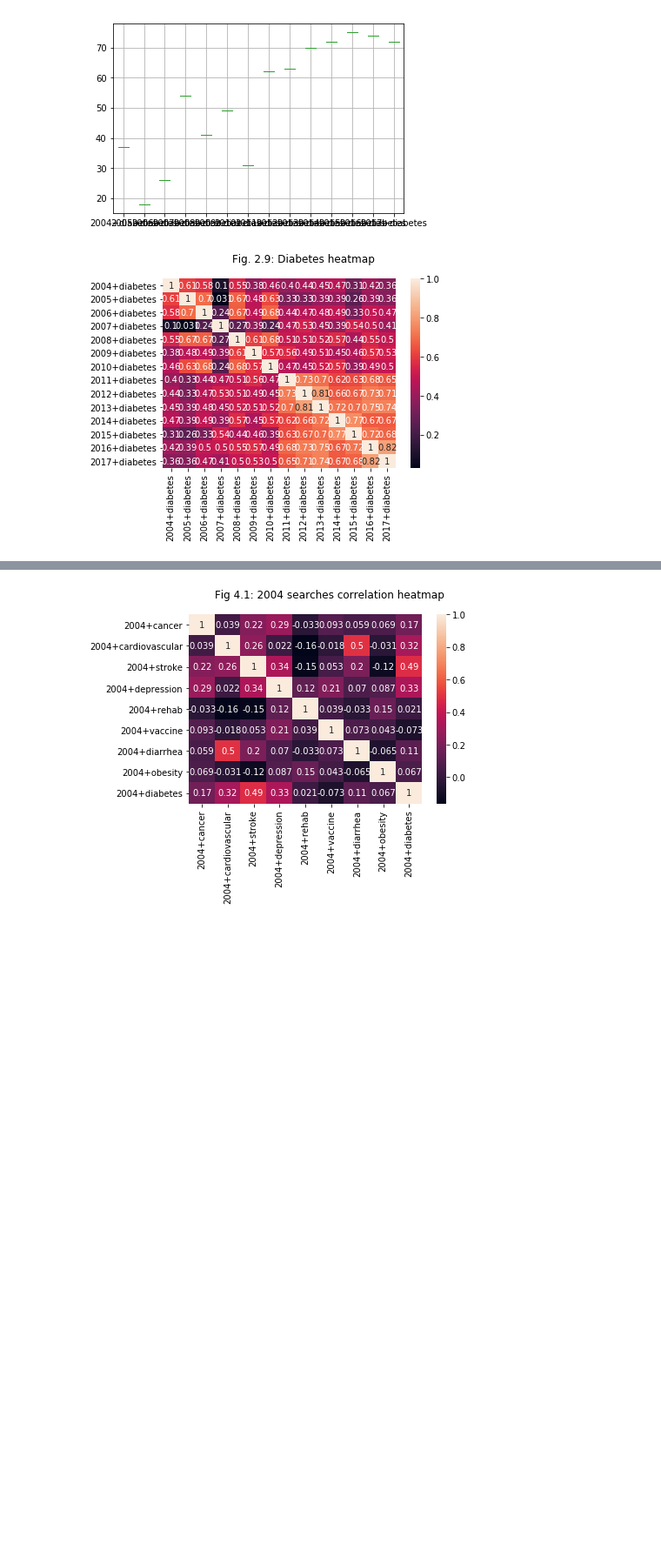
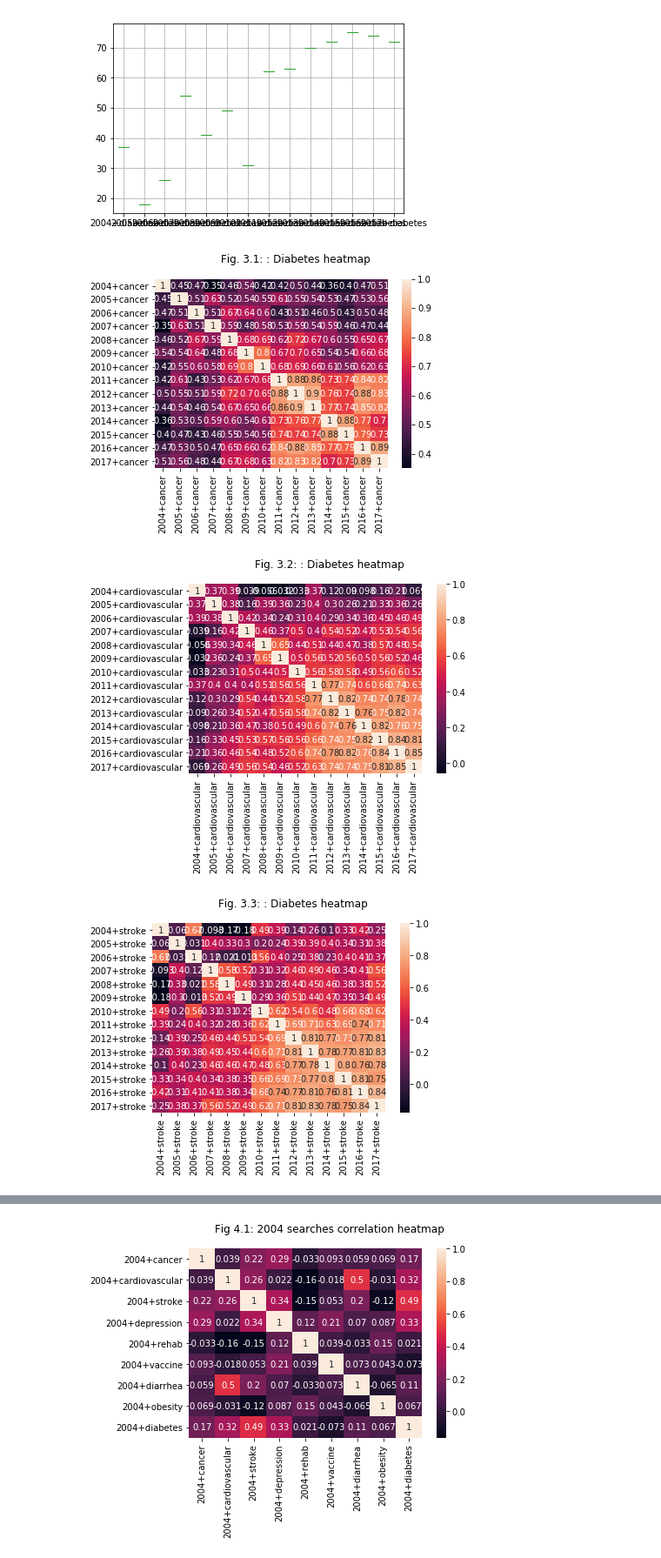
Before and after one commit to NohaKareem/Exploring-health-searches, a Jupyter notebook: Exploring health searches.ipynb, the cells around one changed output, grey strips where cells are left out. Shown at 87% size. Saved outputs shown, nothing was run; the diff lists cells and outputs as text; code cells hidden in the pictures; blank space fills up the shorter version.

```diff
--- a/Exploring health searches.ipynb
+++ b/Exploring health searches.ipynb
@@ -27,15 +27,3 @@ def render_scattermatrix(data, title, xsize, ysize):
     mpl.show()
 
 search_topics = ['cancer', 'cardiovascular', 'stroke', 'depression', 'rehab', 'vaccine', 'diarrhea', 'obesity', 'diabetes']
-# %%
-data.describe()
-# curr = data.filter(regex = '2005')
-curr = data.filter(regex = 'cancer')
-# curr.hist(bins = 10)
-# mpl.show()
-curr.head()
-
-# curr.describe()
-# for year in range(2005, 2018):
-#     curr = data.filter(regex = str(year))
-#     curr.describe()
@@ -228,20 +223,3 @@ ny.filter(regex = 'diabetes').boxplot()
 # %% [output]
 <matplotlib.axes._subplots.AxesSubplot at 0x...>
 [figure]
-# %%
-# data.plot.scatter(x = '2004+cardiovascular', y = '2004+diarrhea')
-
-filter_diabetes = data.filter(regex = 'diabetes')
-filter_obesity = data.filter(regex = 'obesity')
-filter_diabetes.head()
-# render_heatmap(data.filter(regex = 'cancer'), 'Fig. 2.1: Cancer heatmap')
-# render_heatmap(data.filter(regex = 'cardiovascular'), 'Fig. 2.2: Cardiovascular heatmap')
-# render_heatmap(data.filter(regex = 'stroke'), 'Fig. 2.3: Stroke heatmap')
-# render_heatmap(data.filter(regex = 'depression'), 'Fig. 2.4: Depression heatmap')
-# render_heatmap(data.filter(regex = 'rehab'), 'Fig. 2.5: Rehab heatmap')
-# render_heatmap(data.filter(regex = 'vaccine'), 'Fig. 2.6: Vaccine heatmap')
-# render_heatmap(data.filter(regex = 'diarrhea'), 'Fig. 2.7: Diarrhea heatmap')
-# render_heatmap(data.filter(regex = 'obesity'), 'Fig. 2.8: Obesity heatmap')
-render_heatmap(filter_diabetes, 'Fig. 3.9: Diabetes heatmap')
-# %% [output]
-[figure, removed]
@@ -250,0 +226,11 @@ render_heatmap(filter_diabetes, 'Fig. 3.9: Diabetes heatmap')
+# %%
+# data.plot.scatter(x = '2004+cardiovascular', y = '2004+diarrhea')
+i = 0
+for search_topic in search_topics:
+    i += 1
+    curr = data.filter(regex = search_topic)
+    render_heatmap(curr, 'Fig. 3.'  + str(i) + ': ' + ': Diabetes heatmap')
+# %% [output]
+[figure, added]
+[figure, added]
+[figure, added]
```
Also changed, not shown: parts of 4 cells of this notebook, 1 other file.
